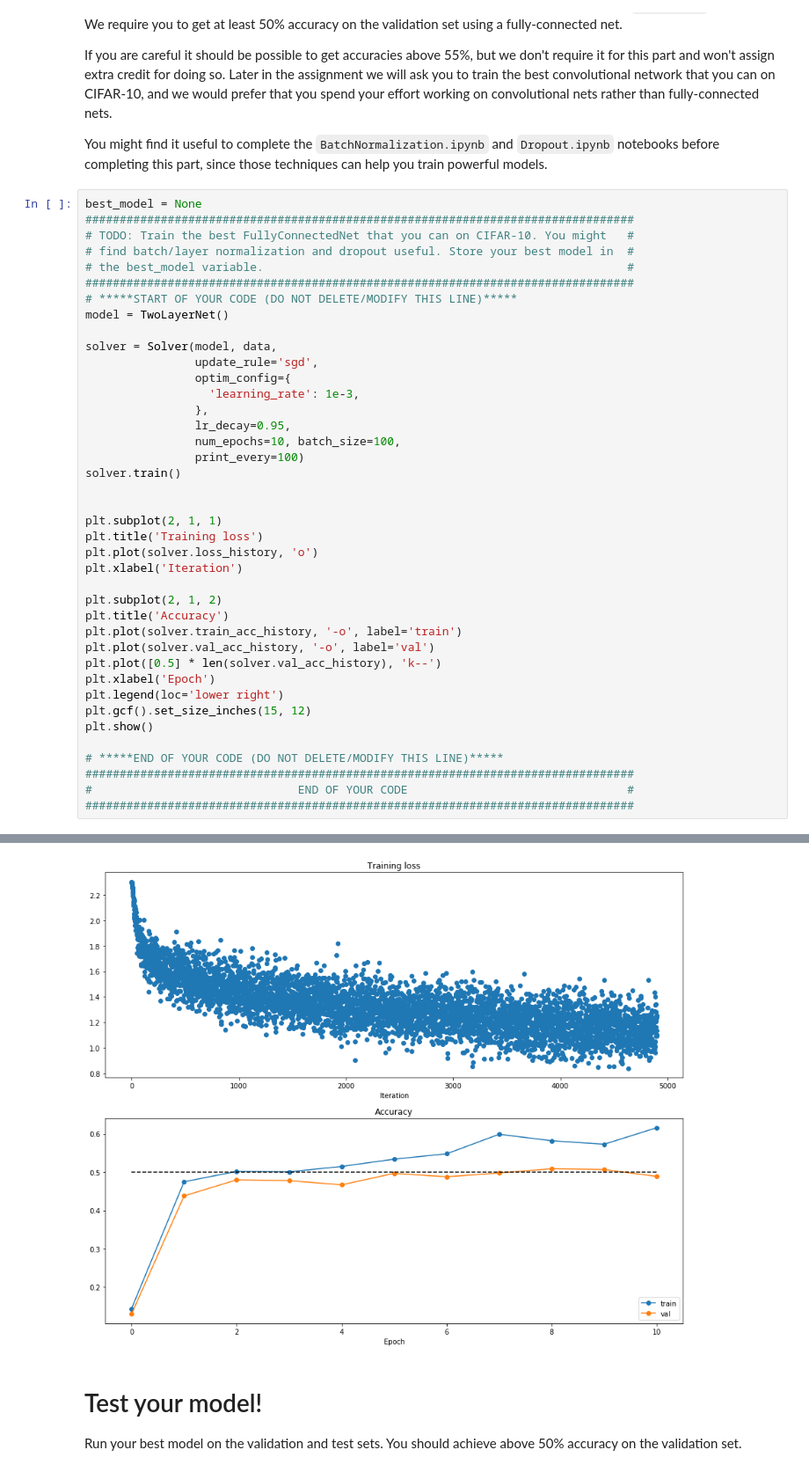
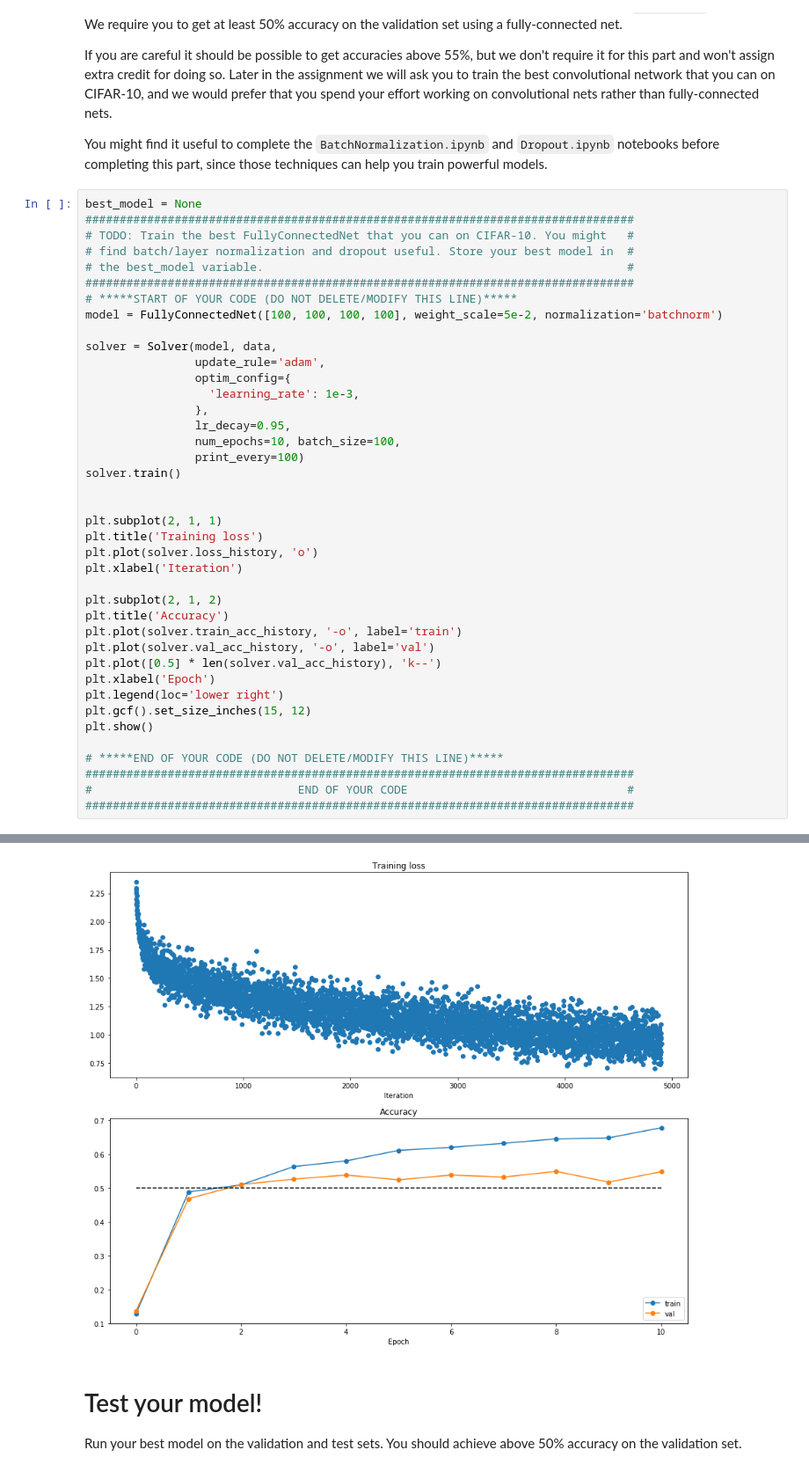
Before and after one commit to OfirKedem/cs231n, a Jupyter notebook: assignment2/FullyConnectedNets.ipynb, the cells around one changed output, grey strips where cells are left out. Shown: that part at 88% size. Cells and saved outputs as stored; diff of their text form.

```diff
--- a/assignment2/FullyConnectedNets.ipynb
+++ b/assignment2/FullyConnectedNets.ipynb
@@ -823,10 +836,10 @@ best_model = None
 # the best_model variable.                                                     #
 ################################################################################
 # *****START OF YOUR CODE (DO NOT DELETE/MODIFY THIS LINE)*****
-model = TwoLayerNet()
+model = FullyConnectedNet([100, 100, 100, 100], weight_scale=5e-2, normalization='batchnorm')
 
 solver = Solver(model, data,
-                update_rule='sgd',
+                update_rule='adam',
                 optim_config={
                   'learning_rate': 1e-3,
                 },
@@ -876,4 +889,4 @@ plt.show()
-[figure, old version]
+[figure, new version]
 # %% [markdown]
 # Test your model!
 Run your best model on the validation and test sets. You should achieve above 50% accuracy on the validation set.
```
Also changed, not shown: parts of 15 cells of this notebook, 7 other files.
